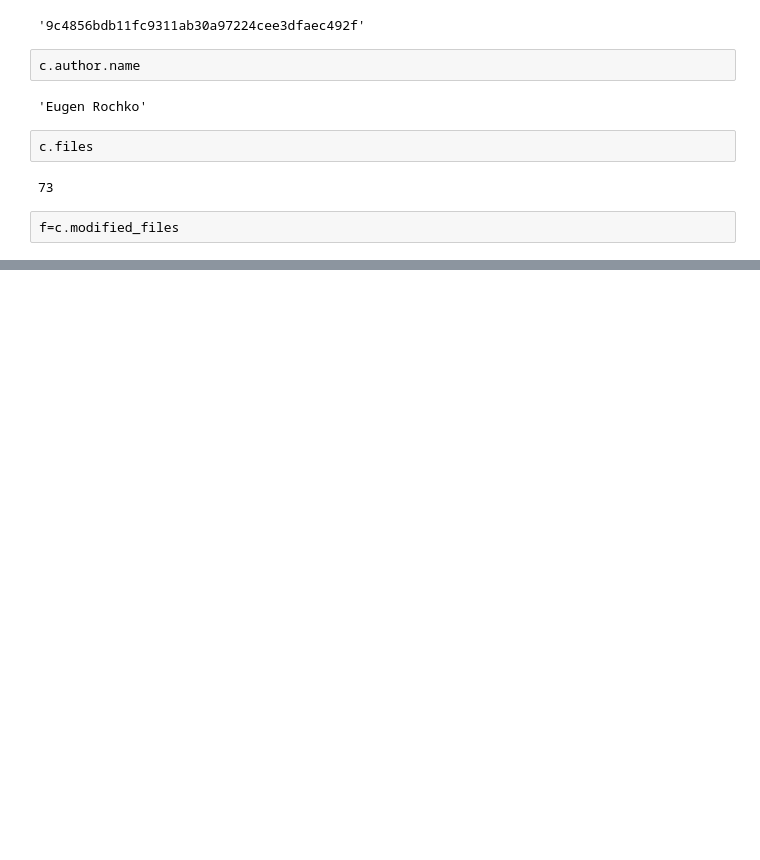
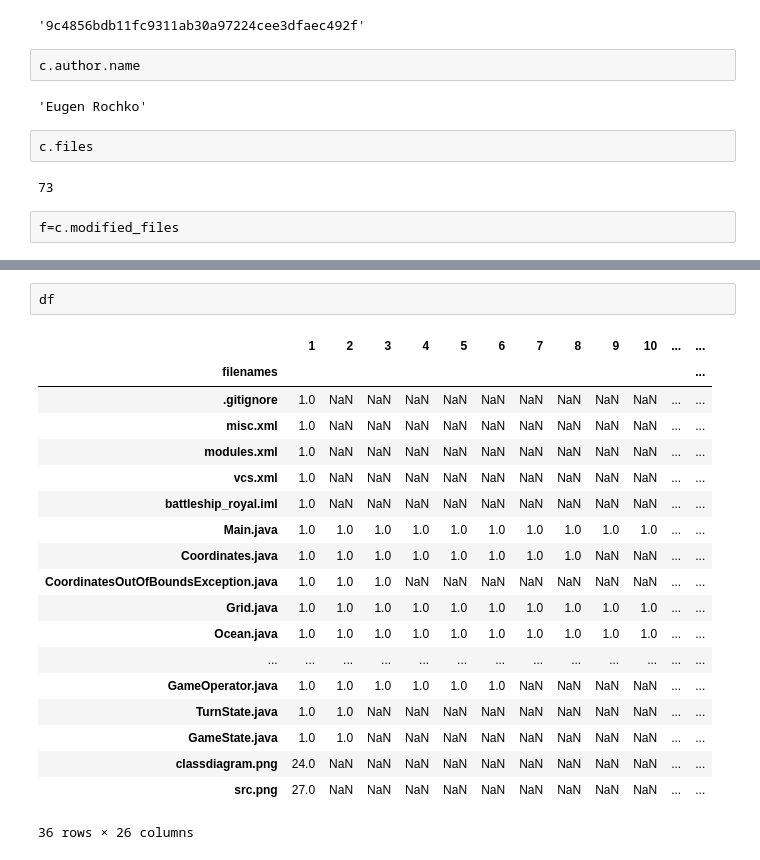
Before and after one commit to fabibert/SoftwareEvolution_P1, a Jupyter notebook: analysisMastodon.ipynb, the cells around one changed output, grey strips where cells are left out. Saved outputs shown, nothing was run; the diff lists cells and outputs as text; blank space fills up the shorter version.

```diff
--- a/analysisMastodon.ipynb
+++ b/analysisMastodon.ipynb
@@ -47,0 +134,22 @@ b089
+# %%
+df
+# %% [output]
+|  | 1 | 2 | 3 | 4 | 5 | 6 | 7 | 8 | 9 | 10 | ... | ... |
+| filenames |  |  |  |  |  |  |  |  |  |  |  | ... |
+| .gitignore | 1.0 | NaN | NaN | NaN | NaN | NaN | NaN | NaN | NaN | NaN | ... | ... |
+| misc.xml | 1.0 | NaN | NaN | NaN | NaN | NaN | NaN | NaN | NaN | NaN | ... | ... |
+| modules.xml | 1.0 | NaN | NaN | NaN | NaN | NaN | NaN | NaN | NaN | NaN | ... | ... |
+| vcs.xml | 1.0 | NaN | NaN | NaN | NaN | NaN | NaN | NaN | NaN | NaN | ... | ... |
+| battleship_royal.iml | 1.0 | NaN | NaN | NaN | NaN | NaN | NaN | NaN | NaN | NaN | ... | ... |
+| Main.java | 1.0 | 1.0 | 1.0 | 1.0 | 1.0 | 1.0 | 1.0 | 1.0 | 1.0 | 1.0 | ... | ... |
+| Coordinates.java | 1.0 | 1.0 | 1.0 | 1.0 | 1.0 | 1.0 | 1.0 | 1.0 | NaN | NaN | ... | ... |
+| CoordinatesOutOfBoundsException.java | 1.0 | 1.0 | 1.0 | NaN | NaN | NaN | NaN | NaN | NaN | NaN | ... | ... |
+| Grid.java | 1.0 | 1.0 | 1.0 | 1.0 | 1.0 | 1.0 | 1.0 | 1.0 | 1.0 | 1.0 | ... | ... |
+| Ocean.java | 1.0 | 1.0 | 1.0 | 1.0 | 1.0 | 1.0 | 1.0 | 1.0 | 1.0 | 1.0 | ... | ... |
+| ... | ... | ... | ... | ... | ... | ... | ... | ... | ... | ... | ... | ... |
+| GameOperator.java | 1.0 | 1.0 | 1.0 | 1.0 | 1.0 | 1.0 | NaN | NaN | NaN | NaN | ... | ... |
+| TurnState.java | 1.0 | 1.0 | NaN | NaN | NaN | NaN | NaN | NaN | NaN | NaN | ... | ... |
+| GameState.java | 1.0 | 1.0 | NaN | NaN | NaN | NaN | NaN | NaN | NaN | NaN | ... | ... |
+| classdiagram.png | 24.0 | NaN | NaN | NaN | NaN | NaN | NaN | NaN | NaN | NaN | ... | ... |
+| src.png | 27.0 | NaN | NaN | NaN | NaN | NaN | NaN | NaN | NaN | NaN | ... | ... |
+36 rows × 26 columns
```
Also changed, not shown: parts of 16 cells of this notebook, 2 other files.
